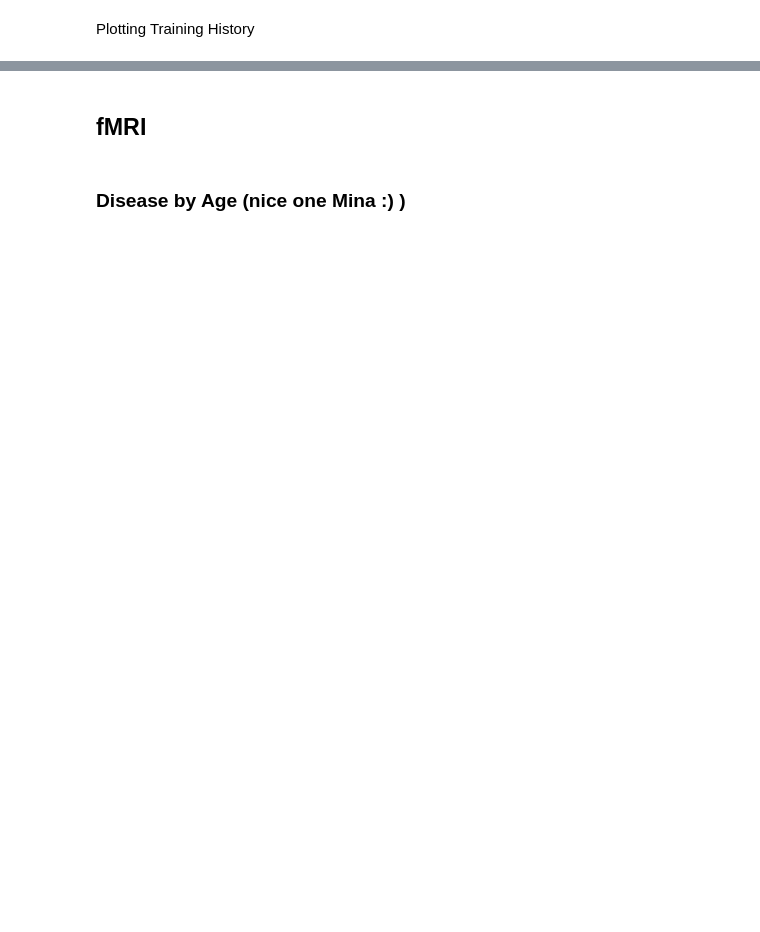
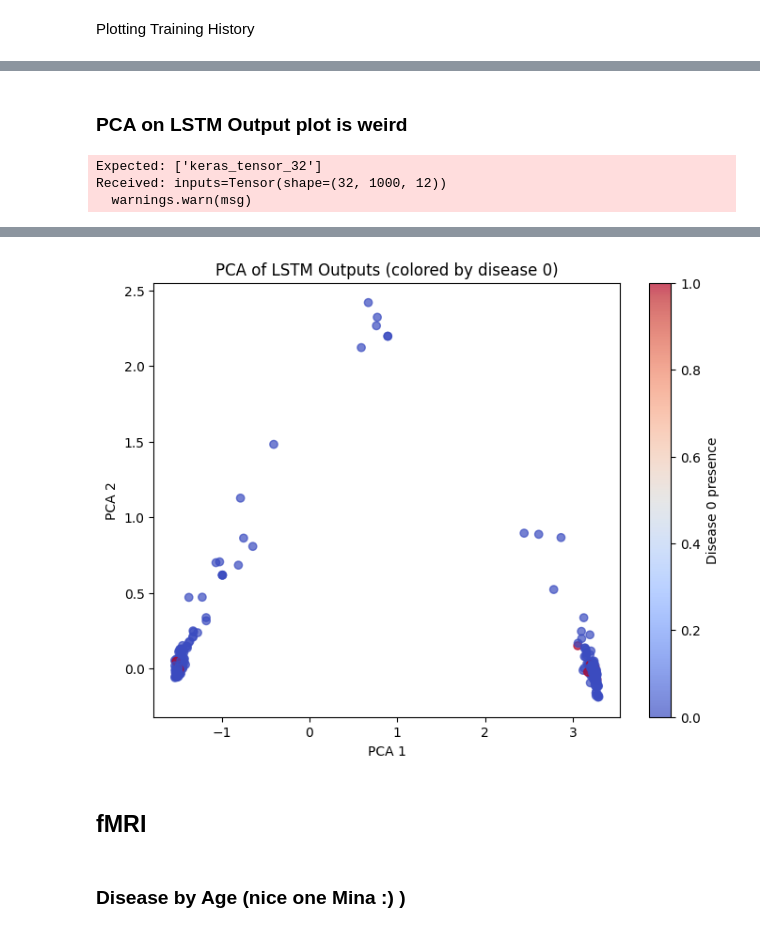
Before and after one commit to bungerz/firstDataAnalysis, a Jupyter notebook: Hackathon_AI_Health.ipynb, the cells around one changed output, grey strips where cells are left out. Cells and saved outputs as stored; diff of their text form; code cells hidden in the pictures; blank space fills up the shorter version.

```diff
--- a/Hackathon_AI_Health.ipynb
+++ b/Hackathon_AI_Health.ipynb
@@ -609,0 +632,30 @@ plt.show()
+# %% [markdown]
+### PCA on LSTM Output plot is weird
+# %%
+from sklearn.decomposition import PCA
+import matplotlib.pyplot as plt
+from tensorflow.keras.models import Model
+
+# Define a new model to extract the output of the last LSTM layer. search the lstm layer by its type
+
+intermediate_layer_model = Model(inputs=model.inputs, outputs=model.get_layer(index=2).output)
+
+# Get the output of the last LSTM layer
+lstm_outputs = intermediate_layer_model.predict(X_val)  # shape: (num_samples, 32)
+
+# Run PCA
+pca = PCA(n_components=2)
+lstm_pca = pca.fit_transform(lstm_outputs)
+
+# Plot, coloring by presence/absence of a disease (e.g., disease 0)
+plt.figure(figsize=(8, 6))
+plt.scatter(lstm_pca[:, 0], lstm_pca[:, 1], c=y_val[:, 0], cmap='coolwarm', alpha=0.7)
+plt.xlabel('PCA 1')
+plt.ylabel('PCA 2')
+plt.title('PCA of LSTM Outputs (colored by disease 0)')
+plt.colorbar(label='Disease 0 presence')
+plt.show()
+# %% [output]
+Expected: ['keras_tensor_32']
+Received: inputs=Tensor(shape=(32, 1000, 12))
+  warnings.warn(msg)
@@ -610,3 +663,4 @@ plt.show()
+[figure, added]
 # %% [markdown]
 ## fMRI
 # %% [markdown]
```
Also changed, not shown: parts of 13 cells of this notebook.
